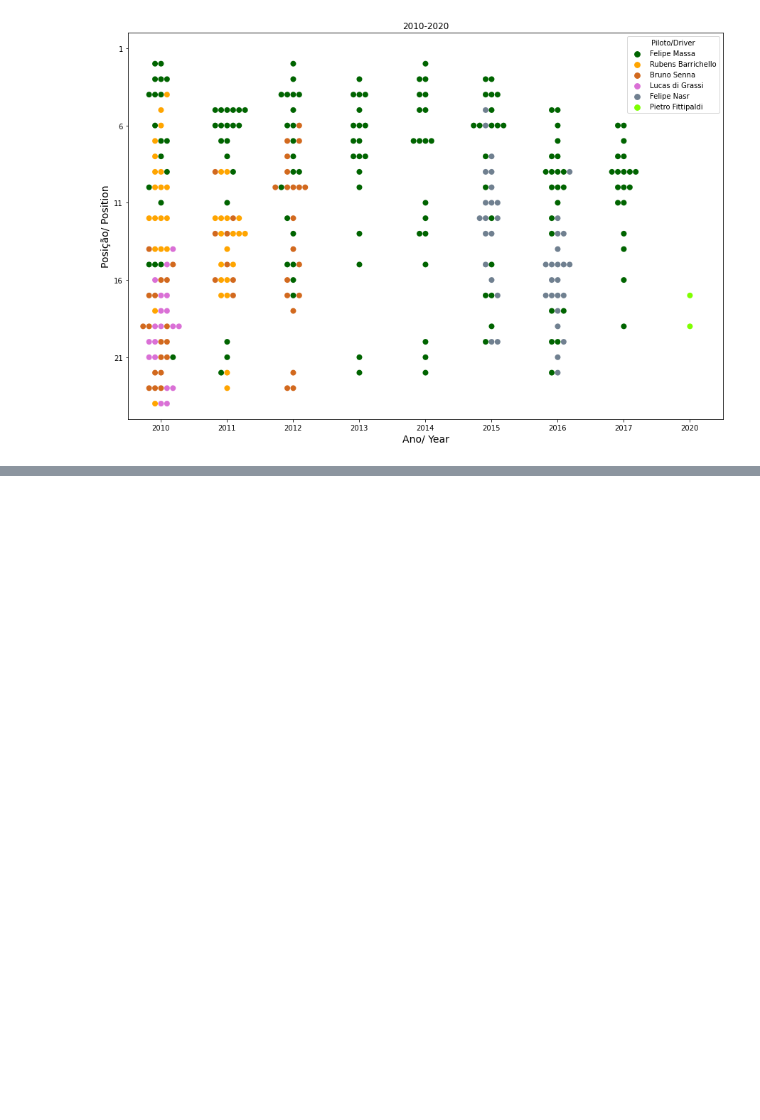
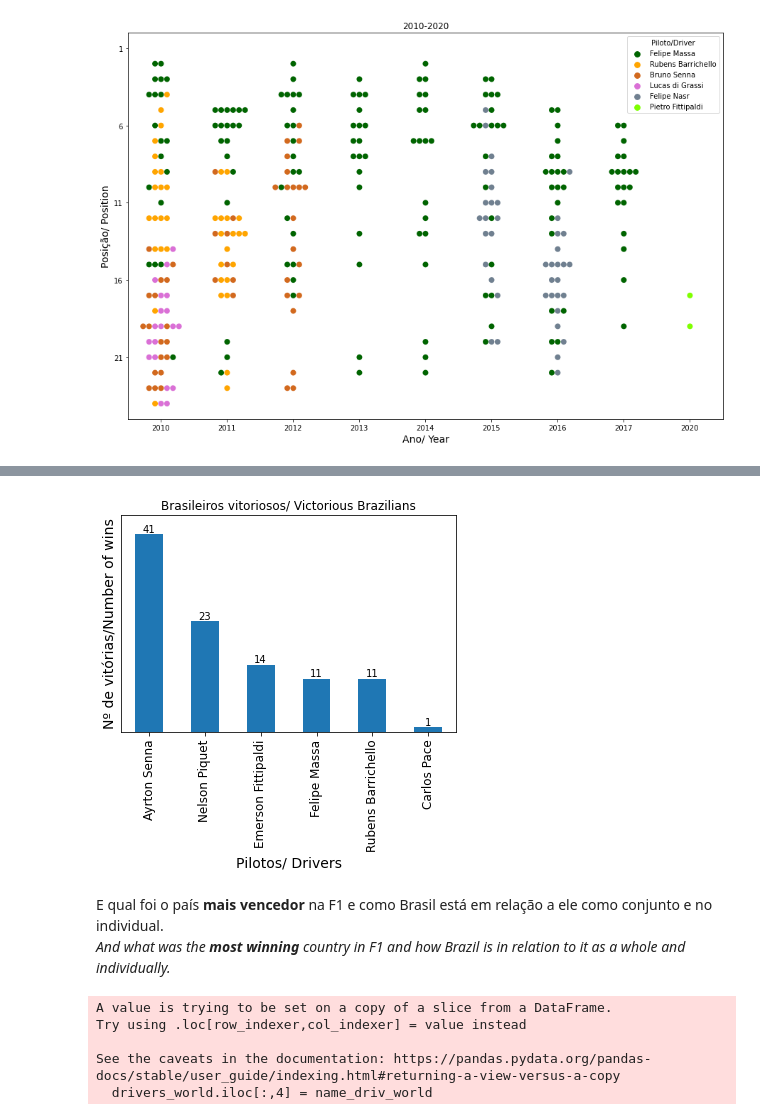
Before and after one commit to AndreMoura88/F1_brazilian_analysis, a Jupyter notebook: F1_history_analysis.ipynb, the cells around one changed output, grey strips where cells are left out. Drawn from its saved outputs; the diff is of its cells as text; code cells hidden in the pictures; blank space fills up the shorter version.

```diff
--- a/F1_history_analysis.ipynb
+++ b/F1_history_analysis.ipynb
@@ -435,0 +456,33 @@ plt.show(g)
+# %%
+bx = driv_laps_br.query('positionOrder==1').groupby('real_name')['positionOrder'].sum().sort_values(ascending=False).plot.bar()
+bx.bar_label(bx.containers[0])
+bx.set_ylabel("Nº de vitórias/Number of wins",fontsize=14)
+bx.set_xlabel("Pilotos/ Drivers",fontsize=14)
+plt.ylim(0, 45)
+plt.title("Brasileiros vitoriosos/ Victorious Brazilians")
+plt.xticks(rotation=90, size=12)
+plt.yticks([], [])
+plt.show()
+# %% [output]
+[figure, added]
+# %% [markdown]
+E qual foi o país **mais vencedor** na F1 e como Brasil está em relação a ele como conjunto e no individual. <br>
+*And what was the **most winning** country in F1 and how Brazil is in relation to it as a whole and individually.*
+# %%
+drivers_world = drivers[['driverId','surname','url', 'nationality']]
+name_driv_world = []
+name_driv_world = [i.replace('http://en.wikipedia.org/wiki/', '').replace('_', ' ') for i in list(drivers_world.url)]
+drivers_world.insert(4,'real_name','')
+drivers_world.iloc[:,4] = name_driv_world
+
+driv_laps_world = pd.merge(results, drivers_world, how = 'inner', on = 'driverId')
+driv_laps_world.drop(["url", 'positionText', 'grid', ], axis=1, inplace=True)
+
+drivers_world = drivers_world.reset_index(drop=True)
+driv_laps_world = driv_laps_world.merge(small_races, left_on = 'raceId', right_on = 'raceId')
+# %% [output]
+A value is trying to be set on a copy of a slice from a DataFrame.
+Try using .loc[row_indexer,col_indexer] = value instead
+
+See the caveats in the documentation: https://pandas.pydata.org/pandas-docs/stable/user_guide/indexing.html#returning-a-view-versus-a-copy
+  drivers_world.iloc[:,4] = name_driv_world
```
Also changed, not shown: parts of 27 cells of this notebook.
